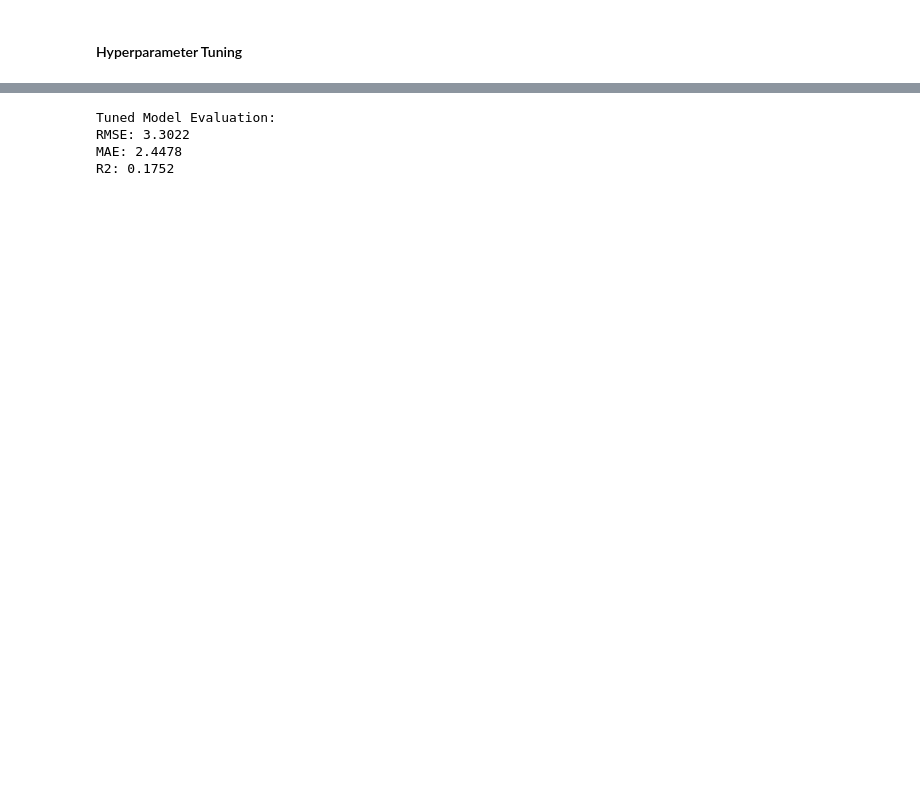
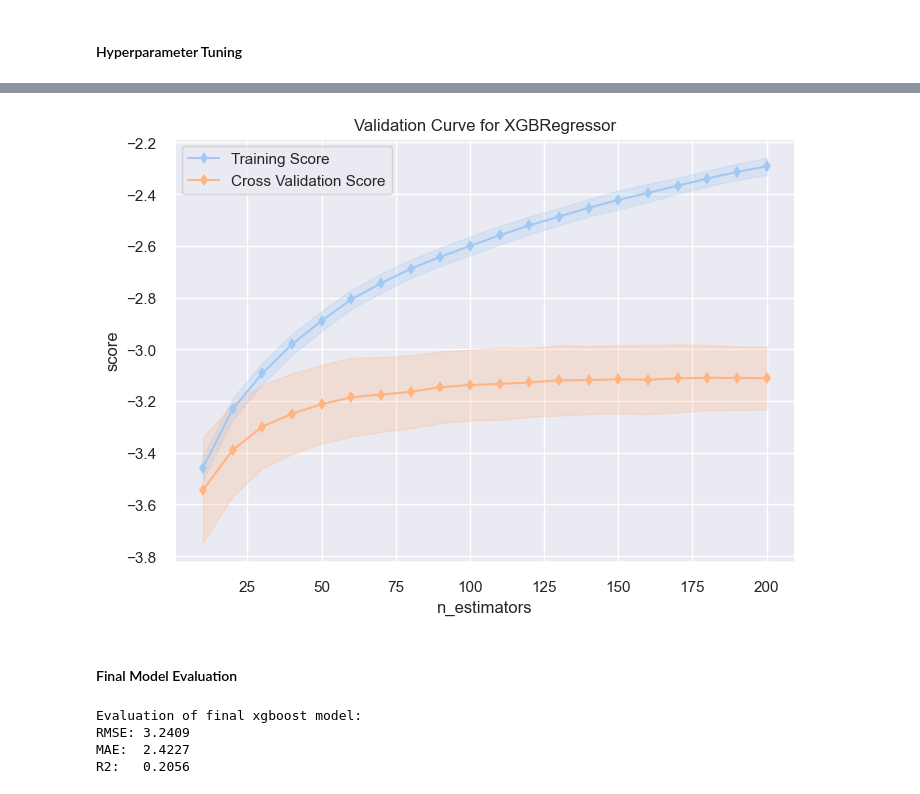
Before and after one commit to marek-hradil/ib031-project, a Jupyter notebook: notebooks/baugi.ipynb, the cells around one changed output, grey strips where cells are left out. Cells and saved outputs as stored; diff of their text form; code cells hidden in the pictures; blank space fills up the shorter version.

```diff
--- a/notebooks/baugi.ipynb
+++ b/notebooks/baugi.ipynb
@@ -635,18 +650,33 @@ At round: 51
+# %%
+viz = validation_curve(
+    xgb.XGBRegressor(**grid_search.best_params_),
+    X_train, y_train,
+    param_name="n_estimators",
+    param_range=np.arange(10, 201, 10),
+    cv=5,
+    scoring="neg_root_mean_squared_error",
+    n_jobs=-1,
+)
+
+viz.show()
+plt.show()
+# %% [output]
+[figure, added]
+# %% [markdown]
+#### Final Model Evaluation
 # %%
 final_model = xgb.XGBRegressor(
     **grid_search.best_params_,
-    n_estimators=30
+    random_state=42,
+    n_estimators=60
 )
 
 final_model.fit(X_train, y_train)
+y_pred = final_model.predict(X_test)
 
-y_pred = final_model.predict(X_test)
-print("\nTuned Model Evaluation:")
-print(f"RMSE: {np.sqrt(mean_squared_error(y_test, y_pred)):.4f}")
-print(f"MAE: {mean_absolute_error(y_test, y_pred):.4f}")
-print(f"R2: {r2_score(y_test, y_pred):.4f}")
+evaluate_model(y_pred, "final xgboost model")
 # %% [output]
-Tuned Model Evaluation:
-RMSE: 3.3022
-MAE: 2.4478
-R2: 0.1752
+Evaluation of final xgboost model:
+RMSE: 3.2409
+MAE:  2.4227
+R2:   0.2056
```
Also changed, not shown: parts of 25 cells of this notebook.
